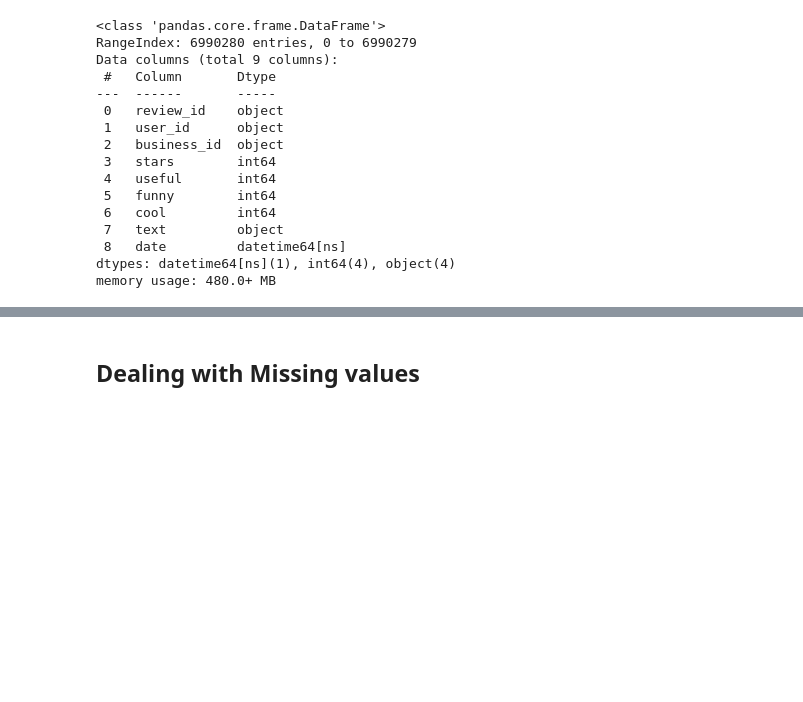
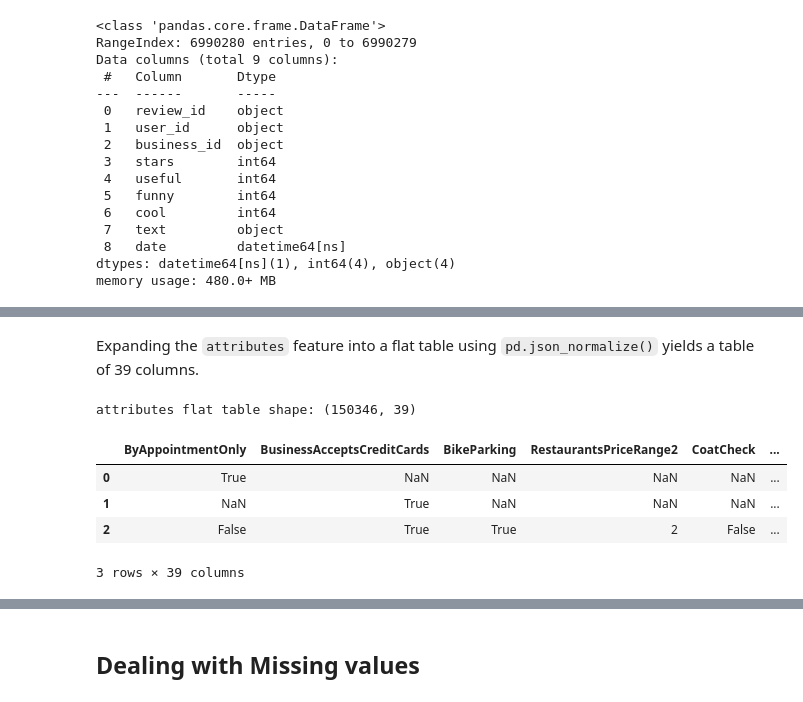
Before and after one commit to 98mina2/FP209b, a Jupyter notebook: data_inspect.ipynb, the cells around one changed output, grey strips where cells are left out. Drawn from its saved outputs; the diff is of its cells as text; code cells hidden in the pictures; blank space fills up the shorter version.

```diff
--- a/m2.ipynb
+++ b/data_inspect.ipynb
@@ -91,0 +142,13 @@ review
+# %% [markdown]
+Expanding the `attributes` feature into a flat table using `pd.json_normalize()` yields a table of 39 columns.
+# %%
+busi_attr_df = pd.json_normalize(busi_df['attributes'])
+print(f"attributes flat table shape: {busi_attr_df.shape}")
+busi_attr_df.head(3)
+# %% [output]
+attributes flat table shape: (150346, 39)
+|  | ByAppointmentOnly | BusinessAcceptsCreditCards | BikeParking | RestaurantsPriceRange2 | CoatCheck | ... |
+| 0 | True | NaN | NaN | NaN | NaN | ... |
+| 1 | NaN | True | NaN | NaN | NaN | ... |
+| 2 | False | True | True | 2 | False | ... |
+3 rows × 39 columns
```
Also changed, not shown: parts of 19 cells of this notebook.
